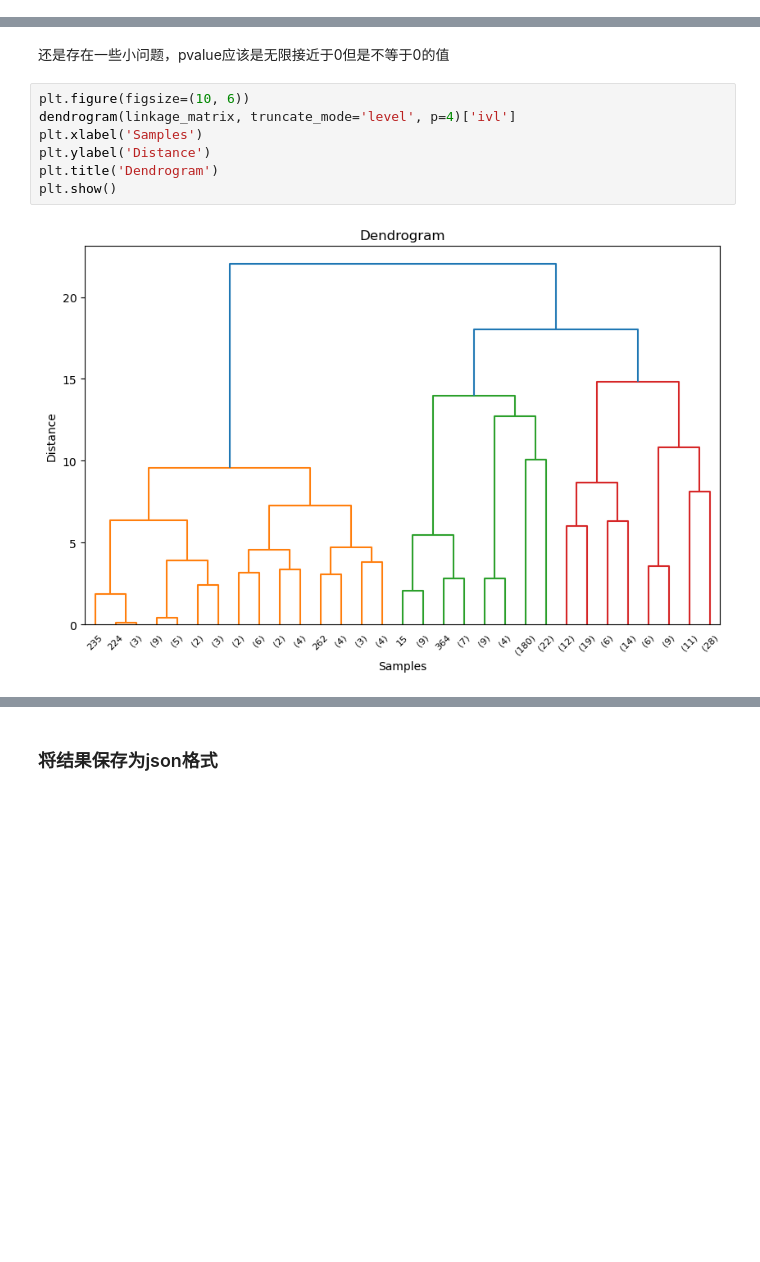
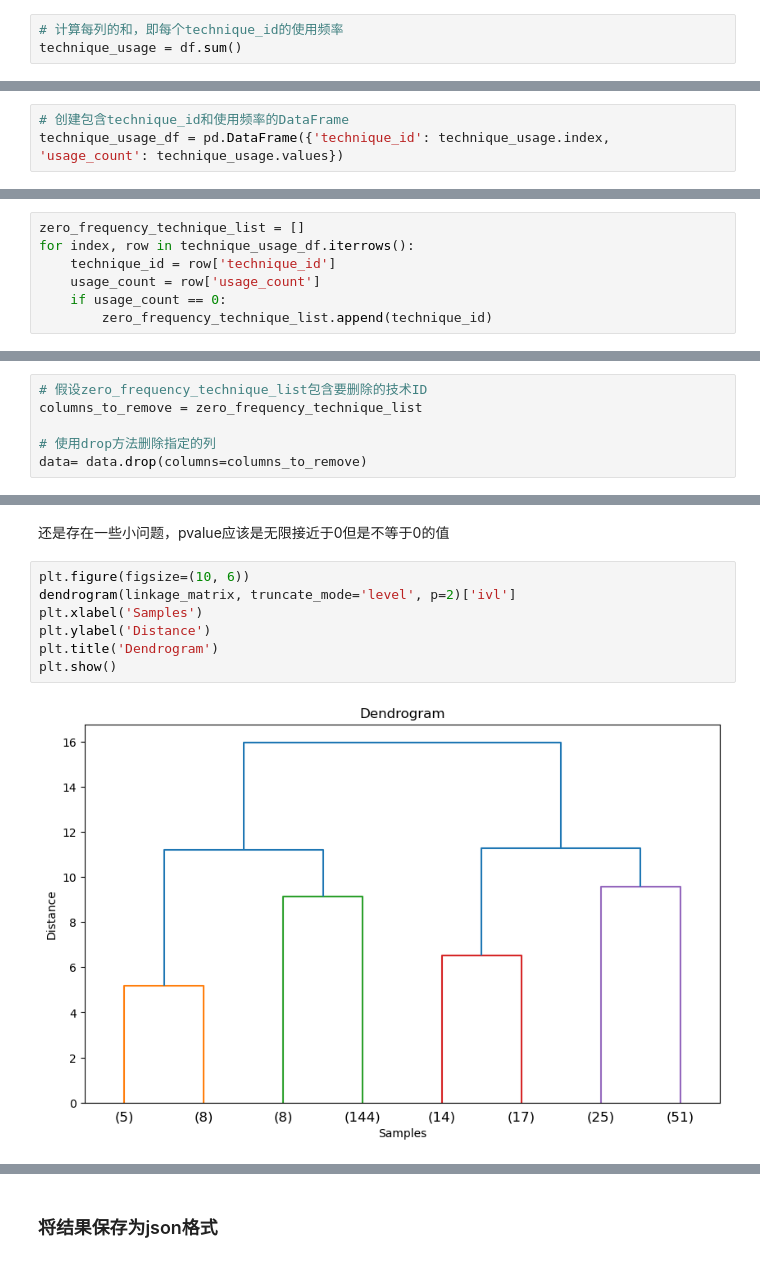
Before and after one commit to VODKA312/ATTCK_analyze_module_v1, a Jupyter notebook: clustering/Agglomerative Hierarchical Clustering.ipynb, the cells around one changed output, grey strips where cells are left out. Cells and saved outputs as stored; diff of their text form; blank space fills up the shorter version.

```diff
--- a/clustering/Agglomerative Hierarchical Clustering.ipynb
+++ b/clustering/Agglomerative Hierarchical Clustering.ipynb
@@ -37,0 +43,3 @@ print(data)
+# %%
+# 计算每列的和，即每个technique_id的使用频率
+technique_usage = df.sum()
@@ -37,0 +61,3 @@ print(data)
+# %%
+# 创建包含technique_id和使用频率的DataFrame
+technique_usage_df = pd.DataFrame({'technique_id': technique_usage.index, 'usage_count': technique_usage.values})
@@ -37,0 +81,7 @@ print(data)
+# %%
+zero_frequency_technique_list = []
+for index, row in technique_usage_df.iterrows():
+    technique_id = row['technique_id']
+    usage_count = row['usage_count']
+    if usage_count == 0:
+        zero_frequency_technique_list.append(technique_id)
@@ -37,0 +108,6 @@ print(data)
+# %%
+# 假设zero_frequency_technique_list包含要删除的技术ID
+columns_to_remove = zero_frequency_technique_list
+
+# 使用drop方法删除指定的列
+data= data.drop(columns=columns_to_remove)
@@ -176,13 +272,13 @@ Statistical significance at a 95% confidence level for k = 1
 还是存在一些小问题，pvalue应该是无限接近于0但是不等于0的值
 # %%
 plt.figure(figsize=(10, 6))
-dendrogram(linkage_matrix, truncate_mode='level', p=4)['ivl']
+dendrogram(linkage_matrix, truncate_mode='level', p=2)['ivl']
 plt.xlabel('Samples')
 plt.ylabel('Distance')
 plt.title('Dendrogram')
 plt.show()
 # %% [output]
-[figure, old version]
+[figure, new version]
 # %%
 from scipy.cluster.hierarchy import fcluster
 
```
Also changed, not shown: parts of 13 cells of this notebook, 8 other files.
